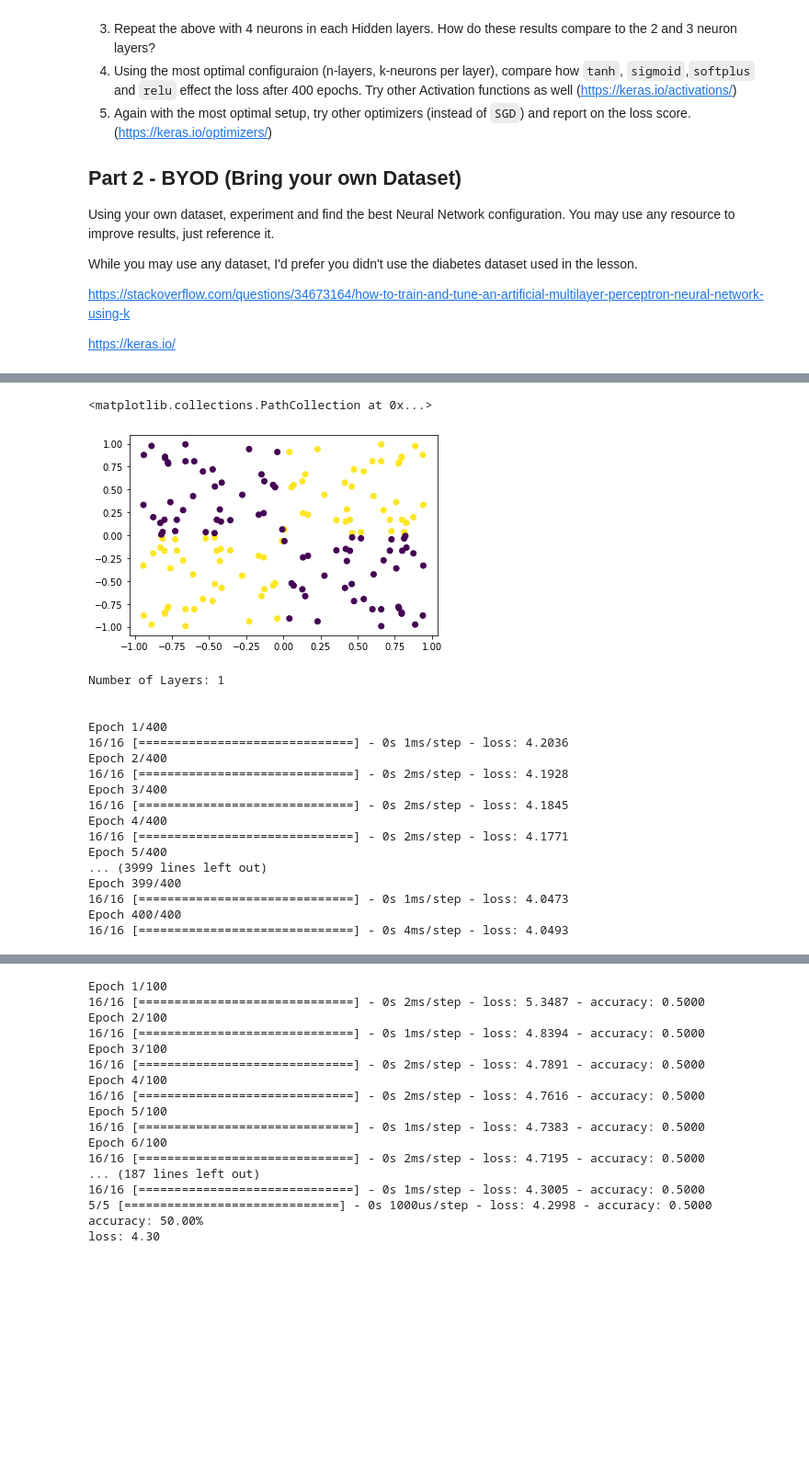
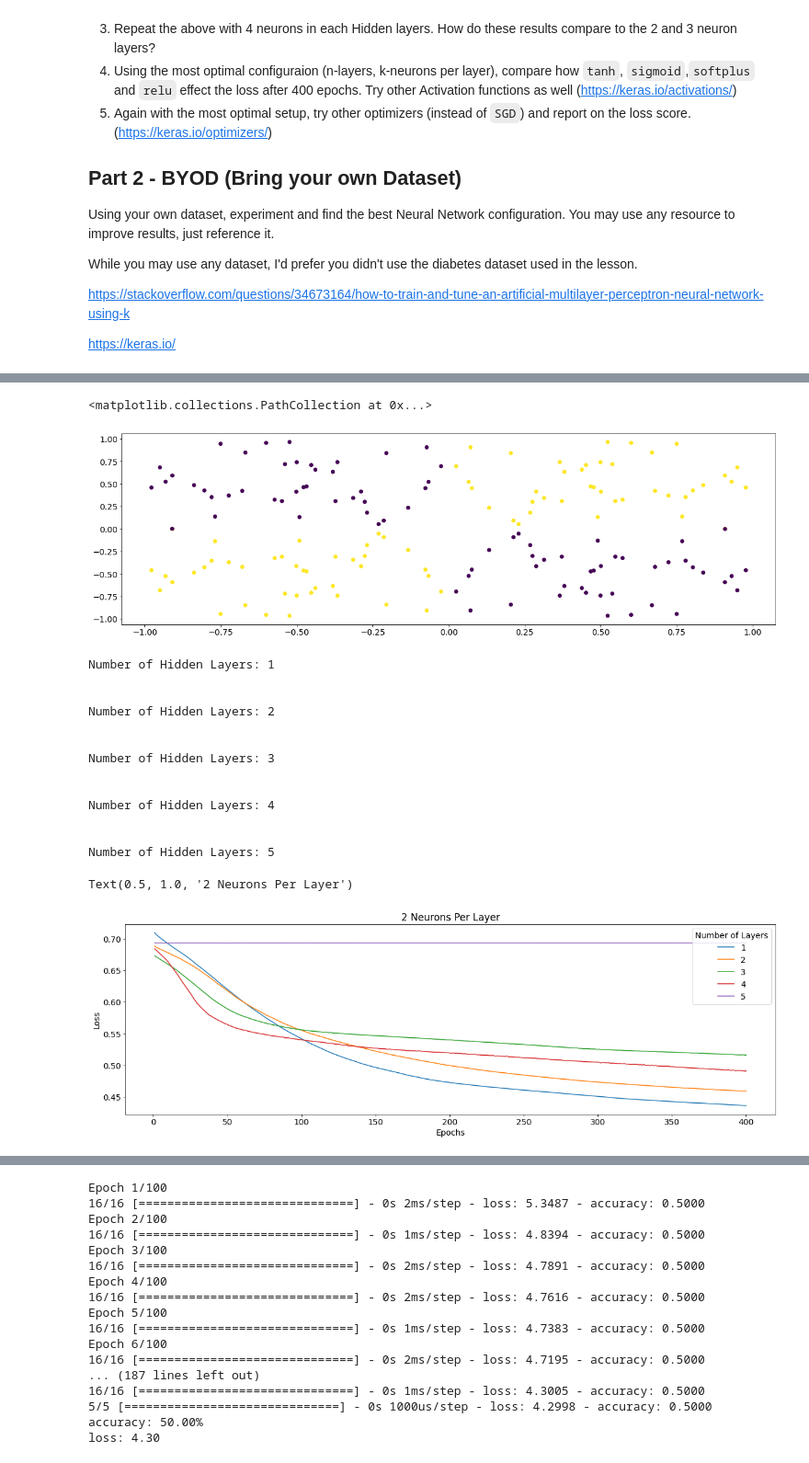
Before and after one commit to gdlevay/portfolio, a Jupyter notebook: mlnn/w9/asnmt_gdl_09.ipynb, the cells around one changed output, grey strips where cells are left out. Shown at 92% size. Cells and saved outputs as stored; diff of their text form; code cells hidden in the pictures; blank space fills up the shorter version.

```diff
--- a/mlnn/w9/asnmt_gdl_09.ipynb
+++ b/mlnn/w9/asnmt_gdl_09.ipynb
@@ -52,10 +23,13 @@ WARNING: Ignoring invalid distribution -rotobuf (c:\users\gdlev\anaconda3\lib\si
 from keras.models import Sequential
 from keras.layers import Dense
 from keras.optimizers import SGD  #Stochastic Gradient Descent
+from keras import utils
 
 import numpy as np
 # fix random seed for reproducibility
 np.random.seed(7)
-
+utils.set_random_seed(7)
 import matplotlib.pyplot as plt
-%matplotlib inline
+plt.rcParams['figure.figsize'] = (20, 6)
+plt.rcParams['font.size'] = 14
+# %matplotlib inline
@@ -106,4 +42,4 @@ y = np.array([np.ones([2*n]),np.zeros([2*n])]).reshape(4*n)
 plt.scatter(*zip(*X), c=y)
 # %% [output]
 <matplotlib.collections.PathCollection at 0x...>
-[figure, old version]
+[figure, new version]
@@ -110,44 +50,53 @@ plt.scatter(*zip(*X), c=y)
 # %%
+np.random.seed(27)
+utils.set_random_seed(27)
 num_layers = [1,2,3,4,5]
 scores_2 = []
 for num_layer in num_layers:
-    print(f"Number of Layers: {num_layer} \n\n")
+    print(f"Number of Hidden Layers: {num_layer} \n\n")
     model = Sequential()
-    for i in range(num_layer):
+    # Input layer
+    model.add(Dense(2, input_dim = 2, activation = 'relu'))
+
+    # Add hidden layer(s)
+    for i in range(num_layer - 1):
         model.add(Dense(2, activation = 'relu'))
+
+    # Output layer
+    model.add(Dense(2, activation = 'sigmoid'))
+
+    # Build model
     model.compile(loss = 'binary_crossentropy')
-
-    history = model.fit(X,y,epochs = 400, batch_size = 10)
+    labels = to_categorical(y, num_classes = 2)
+    history = model.fit(X,labels,epochs = 400, batch_size = 10, verbose = 0)
 
     loss_values = history.history['loss']
+    # loss_values = [math.log(l) for l in loss_values]
     epochs = list(range(1, len(loss_values)+1))
     scores_2.append(loss_values)
-    # plt.plot(epochs, loss_values, label='Training Loss')
-    # plt.xlabel('Epochs')
-    # plt.ylabel('Loss')
-    # plt.legend()
-
-    # plt.show()
-    # build model and evaluate
-    # score = model.evaluate(X,y)
-    # scores_2.append(score)
 
 # plot scores
+epochs = range(1,len(scores_2[0])+1)
+plt.figure()
+for i in range(len(scores_2)):
+    plt.plot(epochs, scores_2[i], label = f"{i + 1}")
+plt.legend(title = "Number of Layers",loc = "upper right")
+plt.xlabel("Epochs")
+plt.ylabel("Loss")
+plt.title("2 Neurons Per Layer")
 # %% [output]
-Number of Layers: 1
+Number of Hidden Layers: 1
 
 
-Epoch 1/400
-16/16 [==============================] - 0s 1ms/step - loss: 4.2036
-Epoch 2/400
-16/16 [==============================] - 0s 2ms/step - loss: 4.1928
-Epoch 3/400
-16/16 [==============================] - 0s 2ms/step - loss: 4.1845
-Epoch 4/400
-16/16 [==============================] - 0s 2ms/step - loss: 4.1771
-Epoch 5/400
-... (3999 lines left out)
-Epoch 399/400
-16/16 [==============================] - 0s 1ms/step - loss: 4.0473
-Epoch 400/400
-16/16 [==============================] - 0s 4ms/step - loss: 4.0493
+Number of Hidden Layers: 2
+
+
+Number of Hidden Layers: 3
+
+
+Number of Hidden Layers: 4
+
+
+Number of Hidden Layers: 5
+Text(0.5, 1.0, '2 Neurons Per Layer')
+[figure, added]
```
Also changed, not shown: parts of 11 cells of this notebook.
